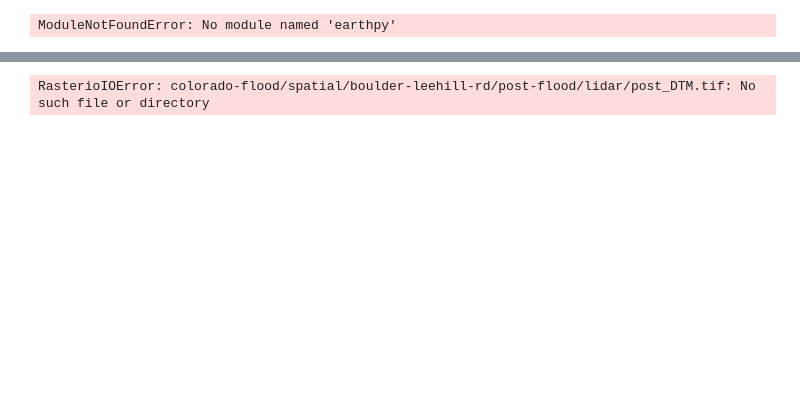
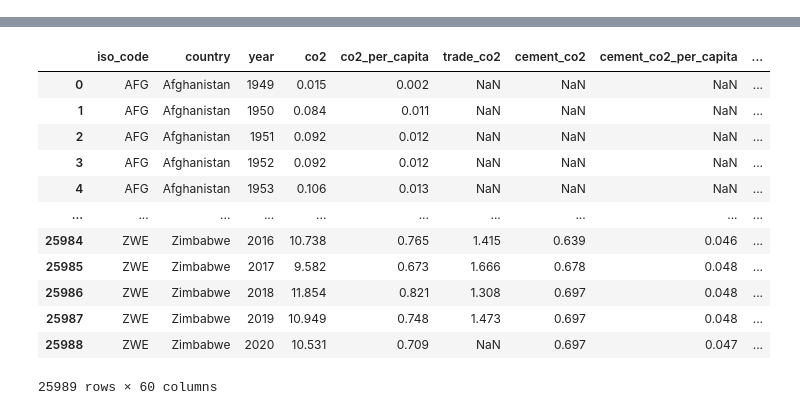
Before and after one commit to jrojas12/SWhackaton2022, a Jupyter notebook: mapping_co2.ipynb, the cells around one changed output, grey strips where cells are left out. Saved outputs shown, nothing was run; the diff lists cells and outputs as text; code cells hidden in the pictures; blank space fills up the shorter version.

Commit message:
location from country name

```diff
--- a/mapping_co2.ipynb
+++ b/mapping_co2.ipynb
@@ -6,11 +6,4 @@ from folium import plugins
 import rioxarray as rxr
 import earthpy as et
 import earthpy.spatial as es
-
-# Import data from EarthPy
-data = et.data.get_data('colorado-flood')
-
-# Set working directory to earth-analytics
-os.chdir(os.path.join(et.io.HOME, 'earth-analytics', 'data'))
+import pandas as pd
-# %% [output]
-ModuleNotFoundError: No module named 'earthpy'
@@ -48,5 +47,20 @@ m
 # %% [output]
 [interactive output not drawn]
 # %%
+
+data = pd.read_csv('./owid-co2-data.csv')
+data
 # %% [output]
+|  | iso_code | country | year | co2 | co2_per_capita | trade_co2 | cement_co2 | cement_co2_per_capita | ... |
+| 0 | AFG | Afghanistan | 1949 | 0.015 | 0.002 | NaN | NaN | NaN | ... |
+| 1 | AFG | Afghanistan | 1950 | 0.084 | 0.011 | NaN | NaN | NaN | ... |
+| 2 | AFG | Afghanistan | 1951 | 0.092 | 0.012 | NaN | NaN | NaN | ... |
+| 3 | AFG | Afghanistan | 1952 | 0.092 | 0.012 | NaN | NaN | NaN | ... |
+| 4 | AFG | Afghanistan | 1953 | 0.106 | 0.013 | NaN | NaN | NaN | ... |
+| ... | ... | ... | ... | ... | ... | ... | ... | ... | ... |
+| 25984 | ZWE | Zimbabwe | 2016 | 10.738 | 0.765 | 1.415 | 0.639 | 0.046 | ... |
+| 25985 | ZWE | Zimbabwe | 2017 | 9.582 | 0.673 | 1.666 | 0.678 | 0.048 | ... |
+| 25986 | ZWE | Zimbabwe | 2018 | 11.854 | 0.821 | 1.308 | 0.697 | 0.048 | ... |
+| 25987 | ZWE | Zimbabwe | 2019 | 10.949 | 0.748 | 1.473 | 0.697 | 0.048 | ... |
+| 25988 | ZWE | Zimbabwe | 2020 | 10.531 | 0.709 | NaN | 0.697 | 0.047 | ... |
-RasterioIOError: colorado-flood/spatial/boulder-leehill-rd/post-flood/lidar/post_DTM.tif: No such file or directory
+25989 rows × 60 columns
```
Also changed, not shown: parts of 3 cells of this notebook.
